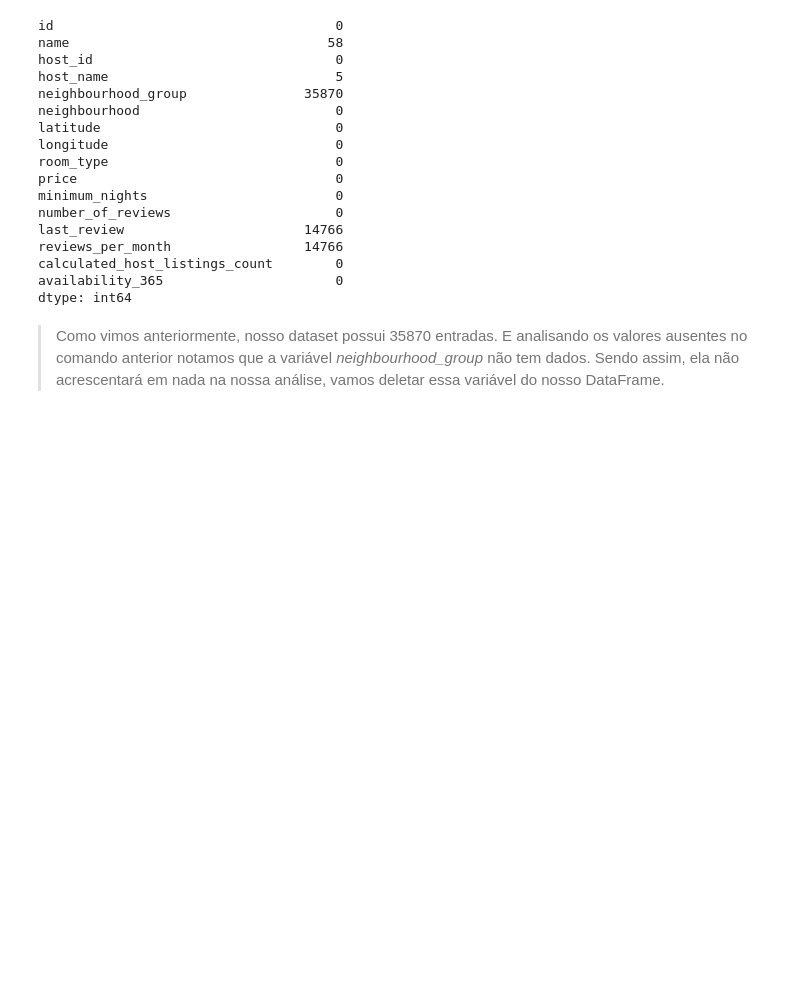
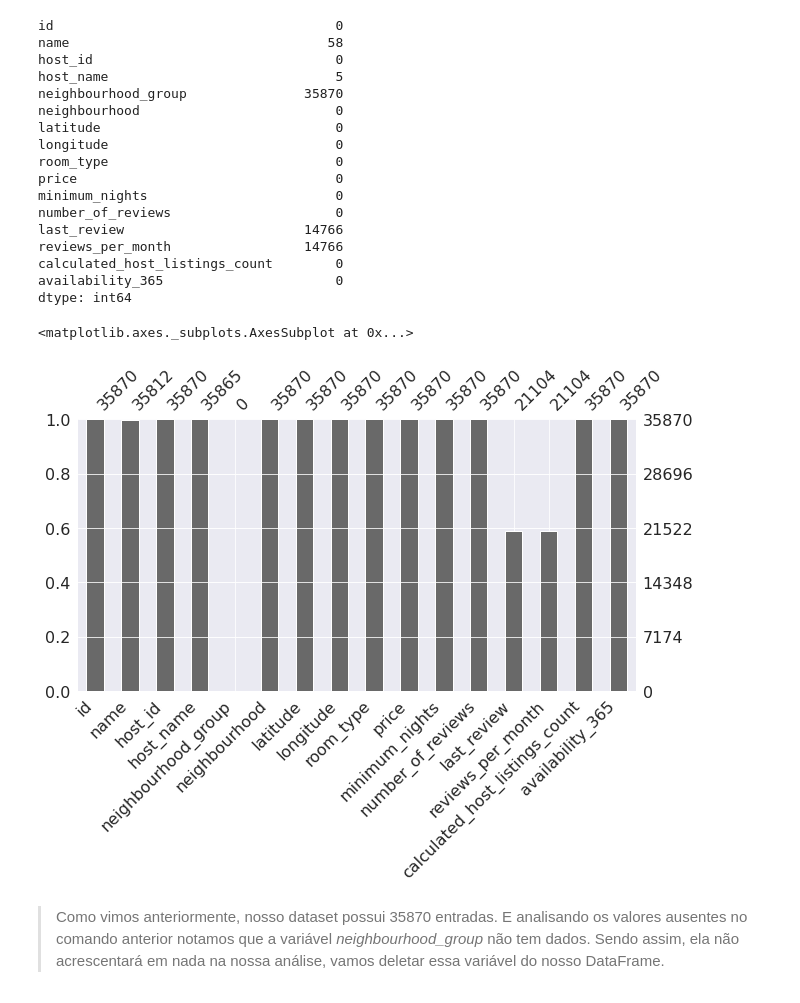
Before and after one commit to beatrizmaiads/analise-de-dados-airbnb, a Jupyter notebook: Analisando_dados_Airbnb_Rio_de_Janeiro.ipynb, the cells around one changed output. Drawn from its saved outputs; the diff is of its cells as text; code cells hidden in the pictures; blank space fills up the shorter version.

```diff
--- a/Analisando_dados_Airbnb_Rio_de_Janeiro.ipynb
+++ b/Analisando_dados_Airbnb_Rio_de_Janeiro.ipynb
@@ -120,6 +136,12 @@ reviews_per_month                 14766
 calculated_host_listings_count        0
 availability_365                      0
 dtype: int64
+# %%
+# visualização das entradas de cada coluna, aqui podemos notar visualmente as colunas com valores NaN
+msno.bar (df, figsize = (10,5))
+# %% [output]
+<matplotlib.axes._subplots.AxesSubplot at 0x...>
+[figure, added]
 # %% [markdown]
 > Como vimos anteriormente, nosso dataset possui 35870 entradas. E analisando os valores ausentes no comando anterior notamos que a variável *neighbourhood_group* não tem dados. Sendo assim, ela não acrescentará em nada na nossa análise, vamos deletar essa variável do nosso DataFrame.
 # %%
```
Also changed, not shown: parts of 2 cells of this notebook.
